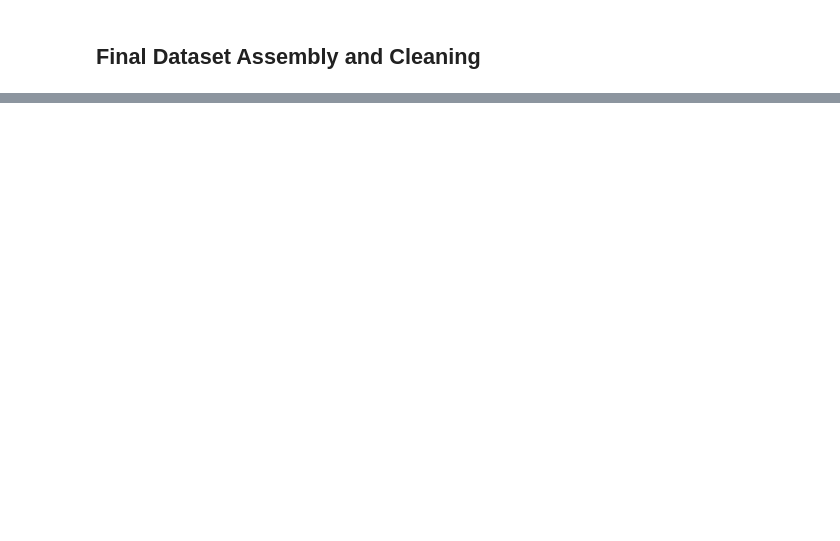
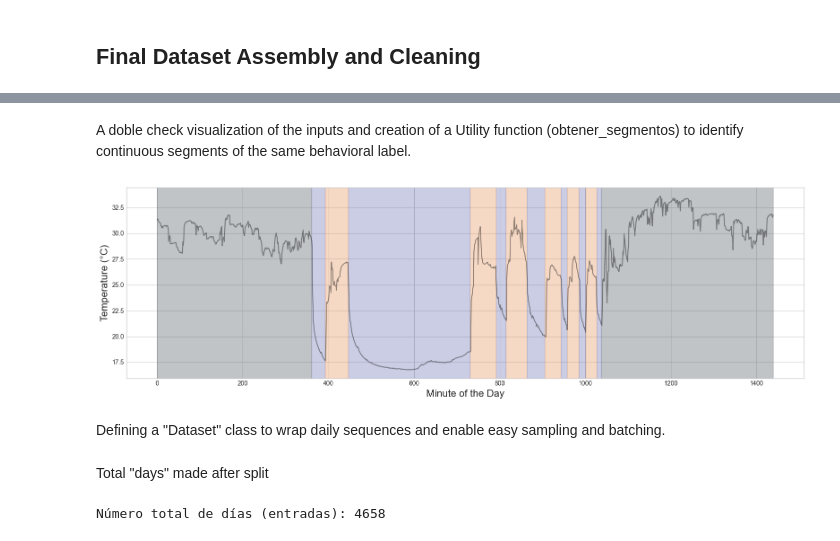
Before and after one commit to jorgelizarazo94/BoutScout_Model, a Jupyter notebook: supplementary_1.ipynb, the cells around one changed output, grey strips where cells are left out. Saved outputs shown, nothing was run; the diff lists cells and outputs as text; code cells hidden in the pictures; blank space fills up the shorter version.

```diff
--- a/supplementary_1.ipynb
+++ b/supplementary_1.ipynb
@@ -114,0 +170,46 @@ plt.show()
+# %% [markdown]
+A doble check visualization of the inputs and creation of a Utility function (obtener_segmentos) to identify continuous segments of the same behavioral label.
+# %%
+def obtener_segmentos(label_array):
+    segmentos = []
+    if len(label_array) == 0:
+        return segmentos
+    start = 0
+    current = label_array[0]
+    for i in range(1, len(label_array)):
+        if label_array[i] != current:
+            segmentos.append((start, i - 1, current))
+            start = i
+            current = label_array[i]
+    segmentos.append((start, len(label_array) - 1, current))
+    return segmentos
+# %%
+# Ejemplo de un día
+plt.style.use("seaborn-v0_8-whitegrid")
+i = random.randint(0, len(X_array) - 1)
+X = X_array[i]
+y = y_array[i]
+labels = le.inverse_transform(y)
+segmentos = obtener_segmentos(labels)
+
+plt.figure(figsize=(16, 5))
+plt.plot(X[:, 0], color='black', alpha=0.4)
+
+for start, end, label in segmentos:
+    plt.axvspan(start, end, color=colors[label], alpha=0.3, label=label)
+
+# Para evitar duplicados en la leyenda
+handles, labels_unique = plt.gca().get_legend_handles_labels()
+by_label = dict(zip(labels_unique, handles))
+#plt.legend(by_label.values(), by_label.keys(), title="Etiqueta")
+
+#plt.title(f"Day {i}", fontsize=10)
+plt.xlabel("Minute of the Day", fontsize=16)
+plt.ylabel("Temperature (°C)", fontsize=16)
+plt.tight_layout()
+#plt.savefig("figures/figure_1.png", dpi=300)
+plt.show()
+# %% [output]
+[figure, added]
+# %% [markdown]
+Defining a "Dataset" class to wrap daily sequences and enable easy sampling and batching.
@@ -114,0 +236,6 @@ plt.show()
+# %% [markdown]
+Total "days" made after split
+# %%
+print(f"Número total de días (entradas): {len(dataset)}")
+# %% [output]
+Número total de días (entradas): 4658
```
Also changed, not shown: parts of 47 cells of this notebook.
